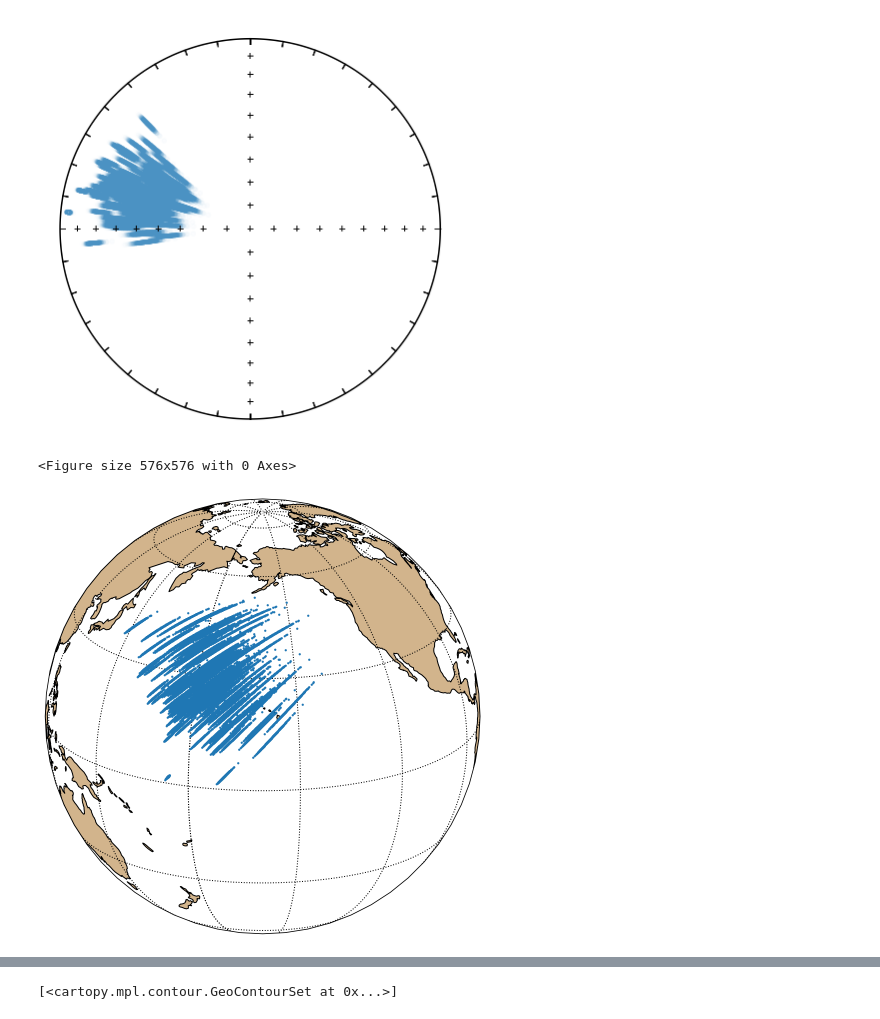
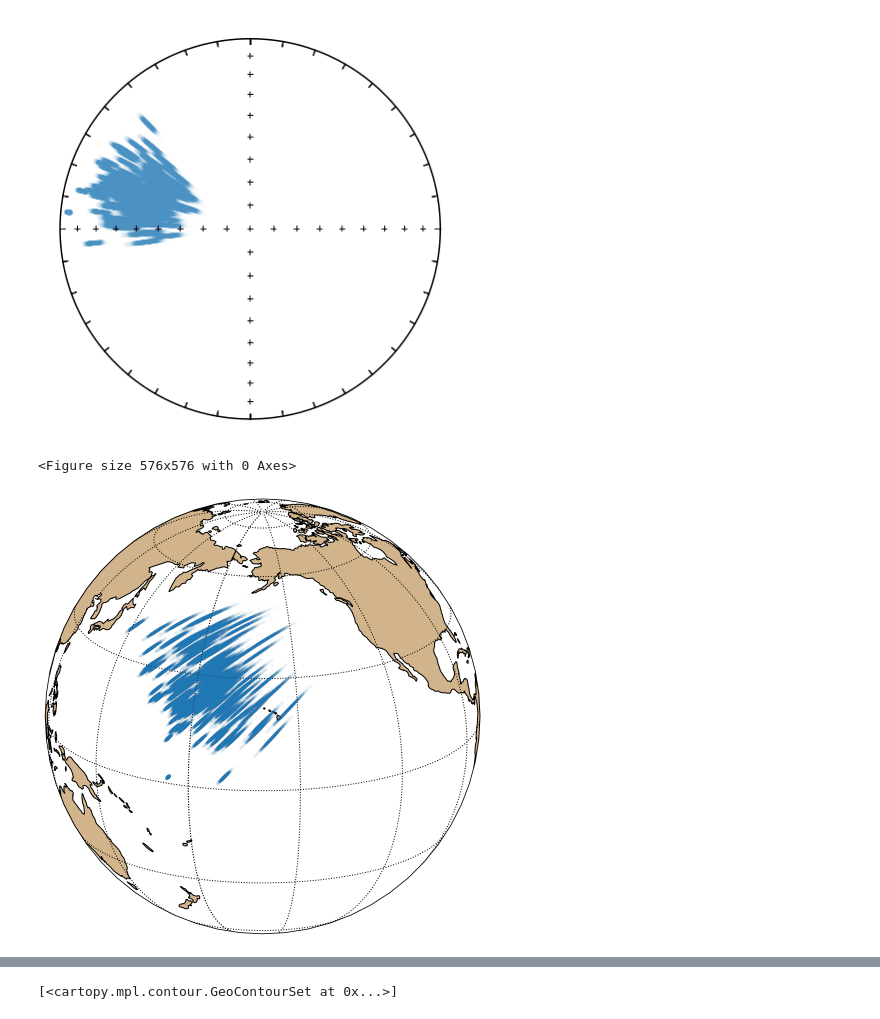
Before and after one commit to Swanson-Hysell-Group/Inclination_Shallowing, a Jupyter notebook: code/Notebooks/Cutface_Kent.ipynb, the cells around one changed output, grey strips where cells are left out. Saved outputs shown, nothing was run; the diff lists cells and outputs as text; code cells hidden in the pictures.

Commit message:
update Cut Face kent notebook and figure output

```diff
--- a/code/Notebooks/Cutface_Kent.ipynb
+++ b/code/Notebooks/Cutface_Kent.ipynb
@@ -215,17 +263,19 @@ for f in EI_fs:
 # %%
 specimens_ht_tc_decs = specimens_ht_tc['dir_dec'].tolist()
 specimens_ht_tc_alpha95s = specimens_ht_tc['dir_alpha95'].tolist()
 slons = specimens_ht_tc['slon'].tolist()
 slats = specimens_ht_tc['slat'].tolist()
 
 plt.figure(figsize=(8,8))
 m = ipmag.make_orthographic_map(200, 20)
 for f in EI_fs:
     unsquish_incs = ipmag.unsquish(specimens_ht_tc['dir_inc'].tolist(), f)
     unsquish_VGPs = pmag.dia_vgp(np.array([specimens_ht_tc_decs, unsquish_incs, specimens_ht_tc_alpha95s, slats, slons]).T)
     unsquish_lons, unsquish_lats = unsquish_VGPs[0], unsquish_VGPs[1]
-    ipmag.plot_vgp(m, unsquish_lons, unsquish_lats, color = 'C0', edge='none', markersize=5)
+    plot_vgp(m, unsquish_lons, unsquish_lats, color = 'C0', edge=None, markersize=5, alpha=0.02)
+
+plt.savefig('../code_output/bootstrap_poles.png', dpi=300, bbox_inches='tight')
 plt.show()
 # %% [output]
 <Figure size 576x576 with 0 Axes>
-[figure, old version]
+[figure, new version]
```
Also changed, not shown: parts of 8 cells of this notebook, 4 other files.
